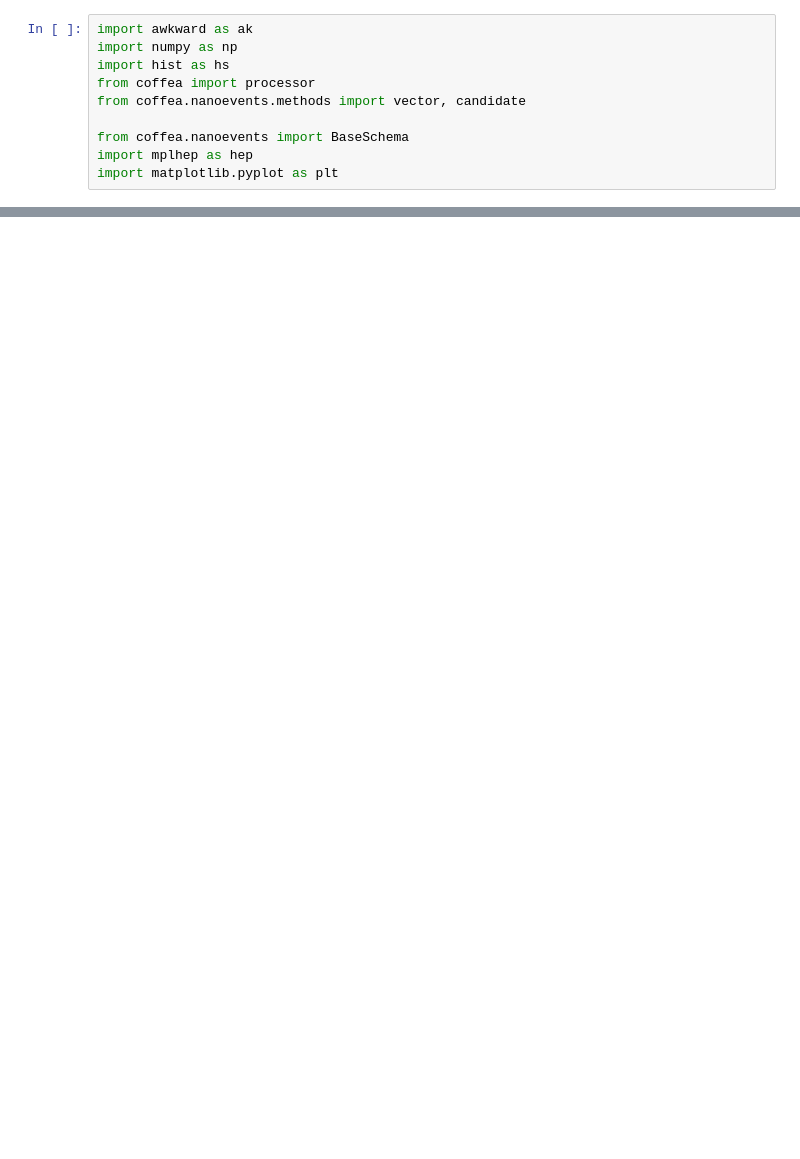
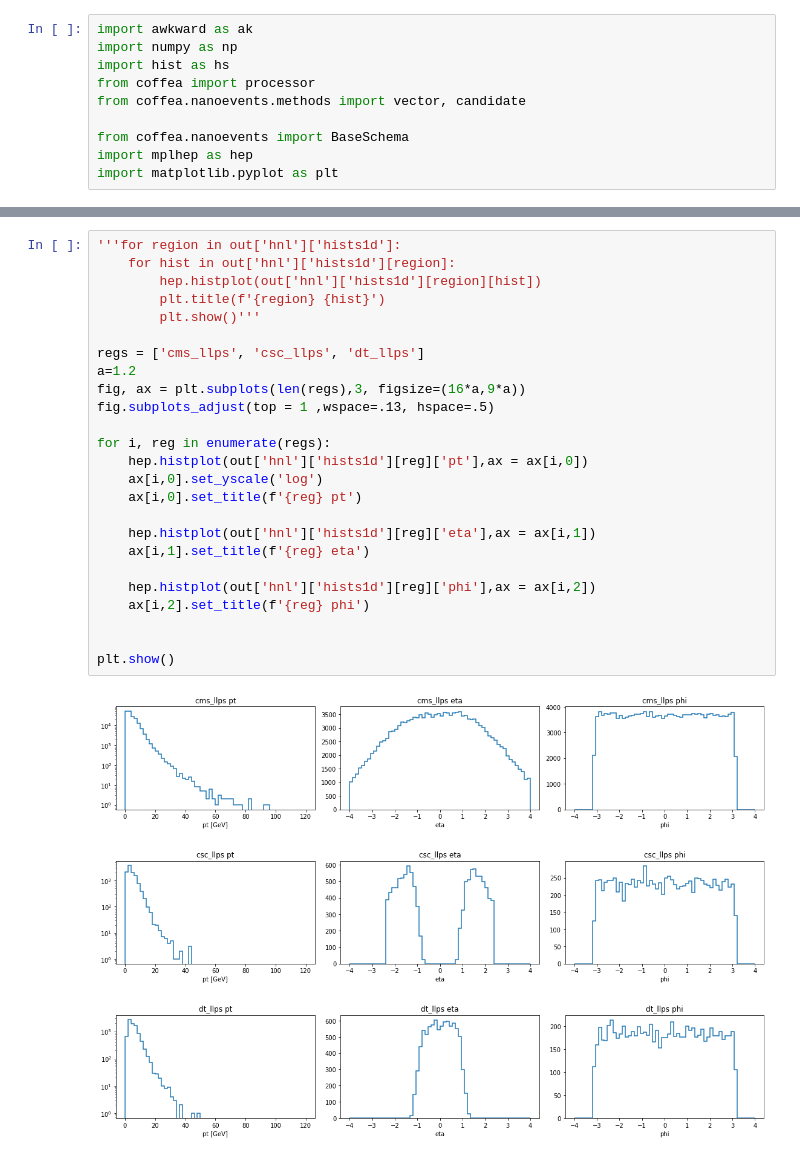
Before and after one commit to AnthonyAportela/LLPs, a Jupyter notebook: notebooks/Bplus/LLP_ntuple_processor.ipynb, the cells around one changed output, grey strips where cells are left out. Drawn from its saved outputs; the diff is of its cells as text; blank space fills up the shorter version.

Commit message:
added to .gitignore to ignore pngs and made a few more graphs

```diff
--- a/notebooks/Bplus/LLP_ntuple_processor.ipynb
+++ b/notebooks/Bplus/LLP_ntuple_processor.ipynb
@@ -377,4 +423,31 @@ out = processor.run_uproot_job(
 )
+# %%
+'''for region in out['hnl']['hists1d']:
+    for hist in out['hnl']['hists1d'][region]:
+        hep.histplot(out['hnl']['hists1d'][region][hist])
+        plt.title(f'{region} {hist}')
+        plt.show()'''
+
+regs = ['cms_llps', 'csc_llps', 'dt_llps']
+a=1.2
+fig, ax = plt.subplots(len(regs),3, figsize=(16*a,9*a))
+fig.subplots_adjust(top = 1 ,wspace=.13, hspace=.5)
+
+for i, reg in enumerate(regs):
+    hep.histplot(out['hnl']['hists1d'][reg]['pt'],ax = ax[i,0])
+    ax[i,0].set_yscale('log')
+    ax[i,0].set_title(f'{reg} pt')
+
+    hep.histplot(out['hnl']['hists1d'][reg]['eta'],ax = ax[i,1])
+    ax[i,1].set_title(f'{reg} eta')
+
+    hep.histplot(out['hnl']['hists1d'][reg]['phi'],ax = ax[i,2])
+    ax[i,2].set_title(f'{reg} phi')
+
+
+plt.show()
+# %% [output]
+[figure, added]
 # %%
 for region in out['hnl']['hists2d']:
     try:
```
Also changed, not shown: parts of 10 cells of this notebook, 4 other files.
